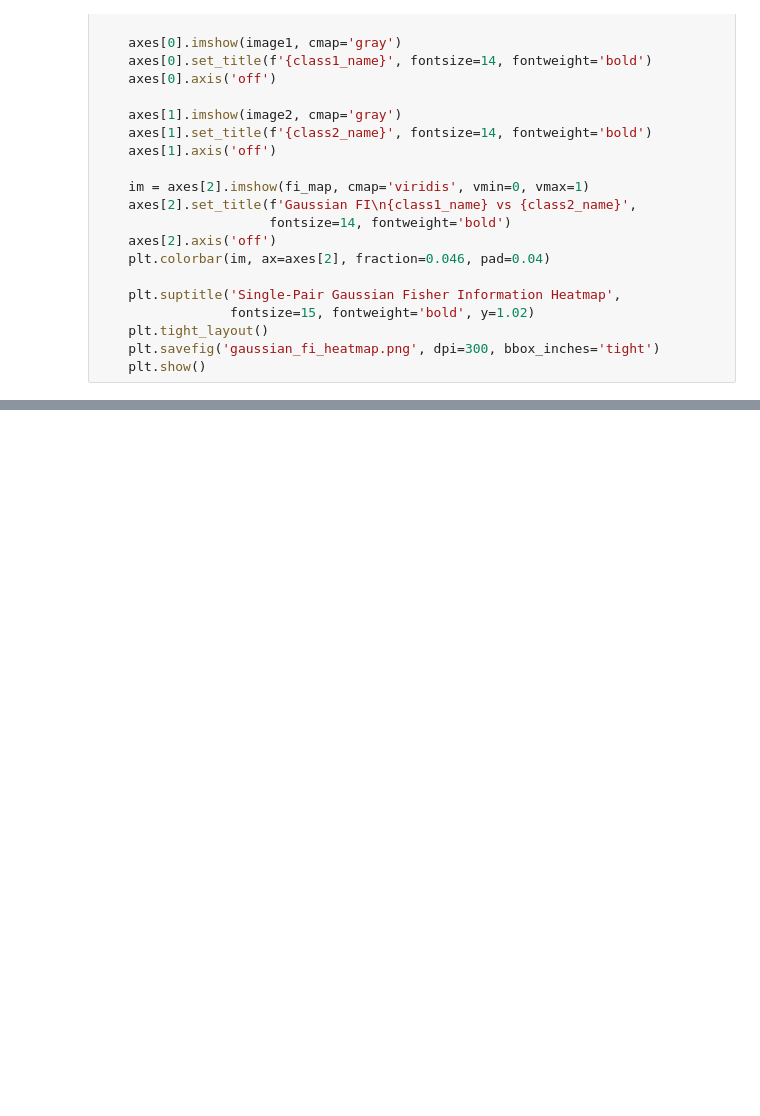
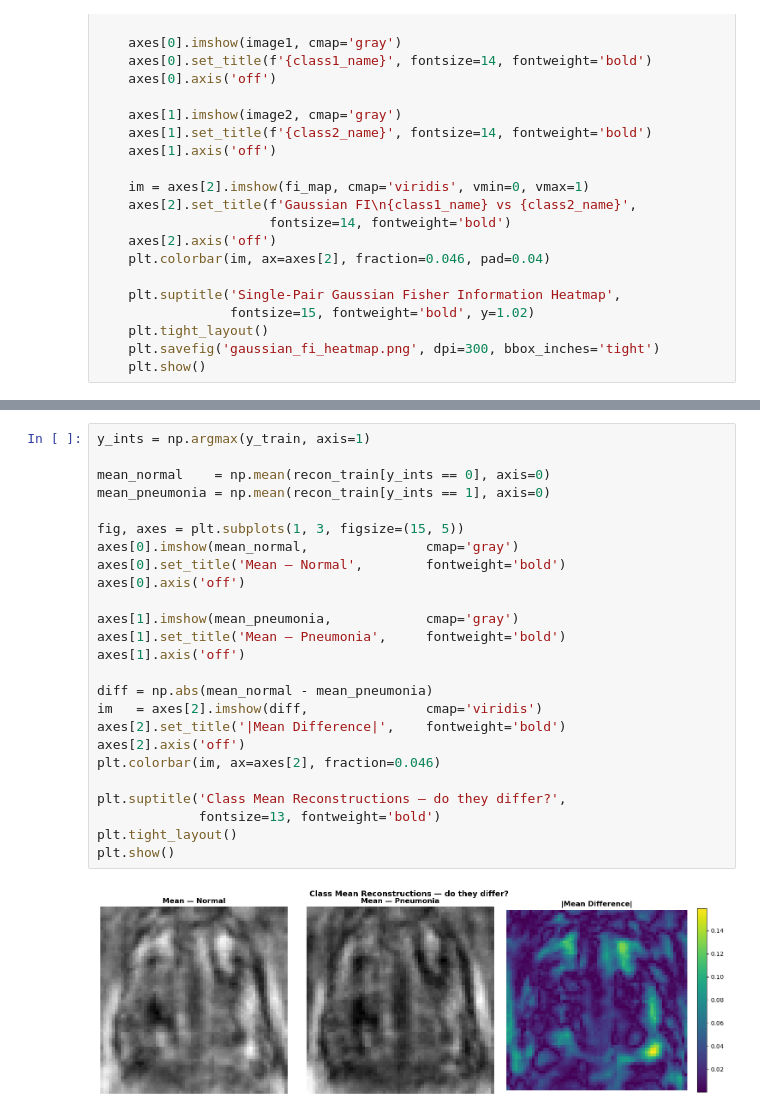
Before and after one commit to jetwidjaja96-cloud/MV, a Jupyter notebook: FI_Speckles_Complete.ipynb, the cells around one changed output, grey strips where cells are left out. Cells and saved outputs as stored; diff of their text form; blank space fills up the shorter version.

```diff
--- a/FI_Speckles_Complete.ipynb
+++ b/FI_Speckles_Complete.ipynb
@@ -698,0 +534,27 @@ I0000 00:00:1775622854.699472    3371 device_compiler.h:196] Compiled cluster us
+# %%
+y_ints = np.argmax(y_train, axis=1)
+
+mean_normal    = np.mean(recon_train[y_ints == 0], axis=0)
+mean_pneumonia = np.mean(recon_train[y_ints == 1], axis=0)
+
+fig, axes = plt.subplots(1, 3, figsize=(15, 5))
+axes[0].imshow(mean_normal,               cmap='gray')
+axes[0].set_title('Mean — Normal',        fontweight='bold')
+axes[0].axis('off')
+
+axes[1].imshow(mean_pneumonia,            cmap='gray')
+axes[1].set_title('Mean — Pneumonia',     fontweight='bold')
+axes[1].axis('off')
+
+diff = np.abs(mean_normal - mean_pneumonia)
+im   = axes[2].imshow(diff,               cmap='viridis')
+axes[2].set_title('|Mean Difference|',    fontweight='bold')
+axes[2].axis('off')
+plt.colorbar(im, ax=axes[2], fraction=0.046)
+
+plt.suptitle('Class Mean Reconstructions — do they differ?',
+             fontsize=13, fontweight='bold')
+plt.tight_layout()
+plt.show()
+# %% [output]
+[figure, added]
```
Also changed, not shown: parts of 15 cells of this notebook.
